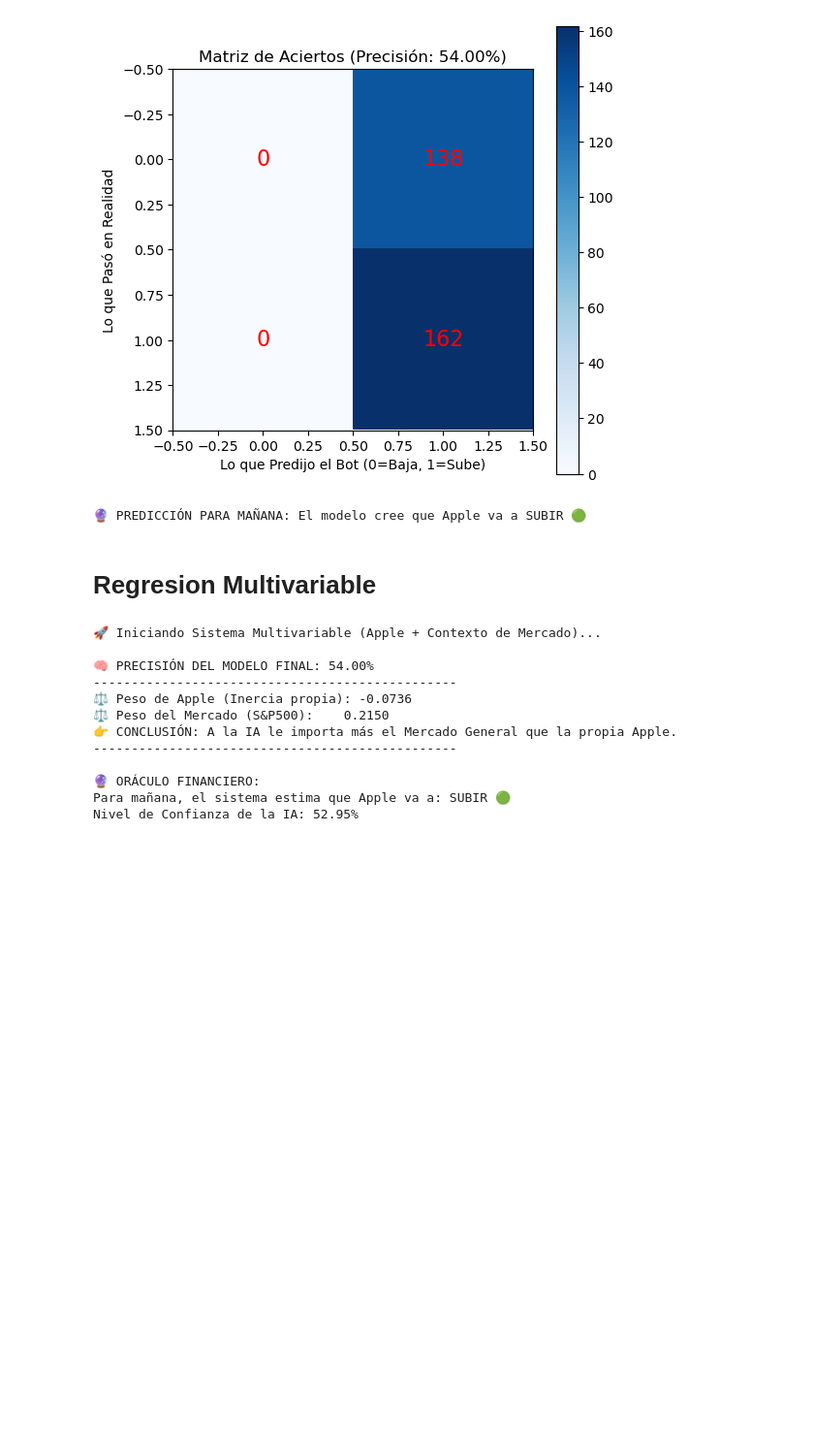
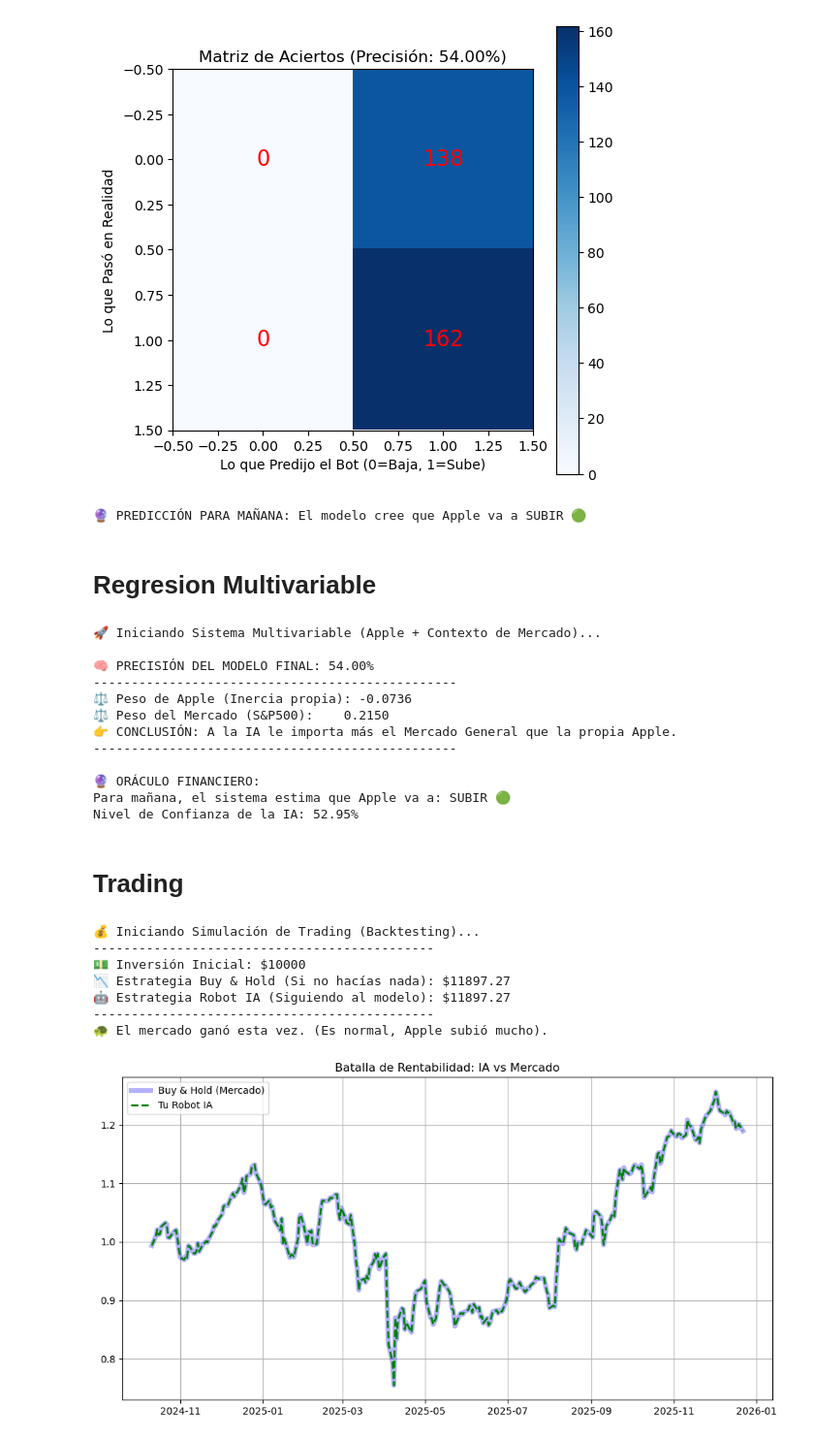
Before and after one commit to Axelgb2001-blip/Financial-Markets-Pipeline, a Jupyter notebook: Prediccion_apple.ipynb, the cells around one changed output. Shown at 97% size. Drawn from its saved outputs; the diff is of its cells as text; code cells hidden in the pictures; blank space fills up the shorter version.

```diff
--- a/Prediccion_apple.ipynb
+++ b/Prediccion_apple.ipynb
@@ -195,3 +195,72 @@ print(f"Nivel de Confianza de la IA: {confianza:.2%}")
 🔮 ORÁCULO FINANCIERO:
 Para mañana, el sistema estima que Apple va a: SUBIR 🟢
 Nivel de Confianza de la IA: 52.95%
+# %% [markdown]
+# Trading
+# %%
+# Asumimos que ya tienes 'df', 'cerebro' (tu modelo) y las divisiones X_test, y_test del paso anterior.
+# Si cerraste todo, tendrás que volver a correr el código anterior primero.
+
+print("💰 Iniciando Simulación de Trading (Backtesting)...")
+
+# 1. PREPARAR EL TABLERO DE JUEGO
+# Tomamos solo la parte de "Prueba" (el pasado reciente que el modelo NO usó para entrenar)
+df_simulacion = df.loc[X_test.index].copy()
+
+# Generamos las predicciones para todo este periodo
+df_simulacion['Prediccion'] = cerebro.predict(X_test)
+
+# 2. CALCULAR GANANCIAS (Matemática Financiera)
+# Estrategia "Buy & Hold" (Comprar y mantener): Es simplemente el retorno diario de Apple
+df_simulacion['Retorno_BuyHold'] = df_simulacion['Retorno_Apple']
+
+# Estrategia "Robot IA":
+# Si el robot dijo 1 (Subir), compramos (ganamos el retorno de Apple).
+# Si el robot dijo 0 (Bajar), nos quedamos en Cash (ganancia 0, evitamos pérdidas).
+df_simulacion['Retorno_Robot'] = df_simulacion['Retorno_Apple'] * df_simulacion['Prediccion']
+
+# 3. ACUMULAR LAS GANANCIAS (Interés Compuesto)
+# Empezamos con $1 (base 1) y vemos cómo crece
+df_simulacion['Acumulado_BuyHold'] = (1 + df_simulacion['Retorno_BuyHold']).cumprod()
+df_simulacion['Acumulado_Robot'] = (1 + df_simulacion['Retorno_Robot']).cumprod()
+
+# 4. RESULTADOS FINALES
+inversion_inicial = 10000 # 10 mil dólares
+final_buyhold = inversion_inicial * df_simulacion['Acumulado_BuyHold'].iloc[-1]
+final_robot = inversion_inicial * df_simulacion['Acumulado_Robot'].iloc[-1]
+
+print(f"---------------------------------------------")
+print(f"💵 Inversión Inicial: ${inversion_inicial}")
+print(f"📉 Estrategia Buy & Hold (Si no hacías nada): ${final_buyhold:.2f}")
+print(f"🤖 Estrategia Robot IA (Siguiendo al modelo): ${final_robot:.2f}")
+print(f"---------------------------------------------")
+
+if final_robot > final_buyhold:
+    print("🏆 ¡VICTORIA! Tu IA le ganó al mercado.")
+else:
+    print("🐢 El mercado ganó esta vez. (Es normal, Apple subió mucho).")
+
+# 5. GRAFICAR LA CARRERA (VISUALIZACIÓN MEJORADA)
+plt.figure(figsize=(12, 6))
+
+# Buy & Hold: Línea Gorda y transparente
+plt.plot(df_simulacion.index, df_simulacion['Acumulado_BuyHold'],
+         label='Buy & Hold (Mercado)', color='blue', linewidth=5, alpha=0.3)
+
+# Robot: Línea Fina y Punteada (para ver si se separa)
+plt.plot(df_simulacion.index, df_simulacion['Acumulado_Robot'],
+         label='Tu Robot IA', color='green', linewidth=2, linestyle='--')
+
+plt.title('Batalla de Rentabilidad: IA vs Mercado')
+plt.legend()
+plt.grid(True)
+plt.show()
+# %% [output]
+💰 Iniciando Simulación de Trading (Backtesting)...
+---------------------------------------------
+💵 Inversión Inicial: $10000
+📉 Estrategia Buy & Hold (Si no hacías nada): $11897.27
+🤖 Estrategia Robot IA (Siguiendo al modelo): $11897.27
+---------------------------------------------
+🐢 El mercado ganó esta vez. (Es normal, Apple subió mucho).
+[figure, added]
```
Also changed, not shown: parts of 5 cells of this notebook.
